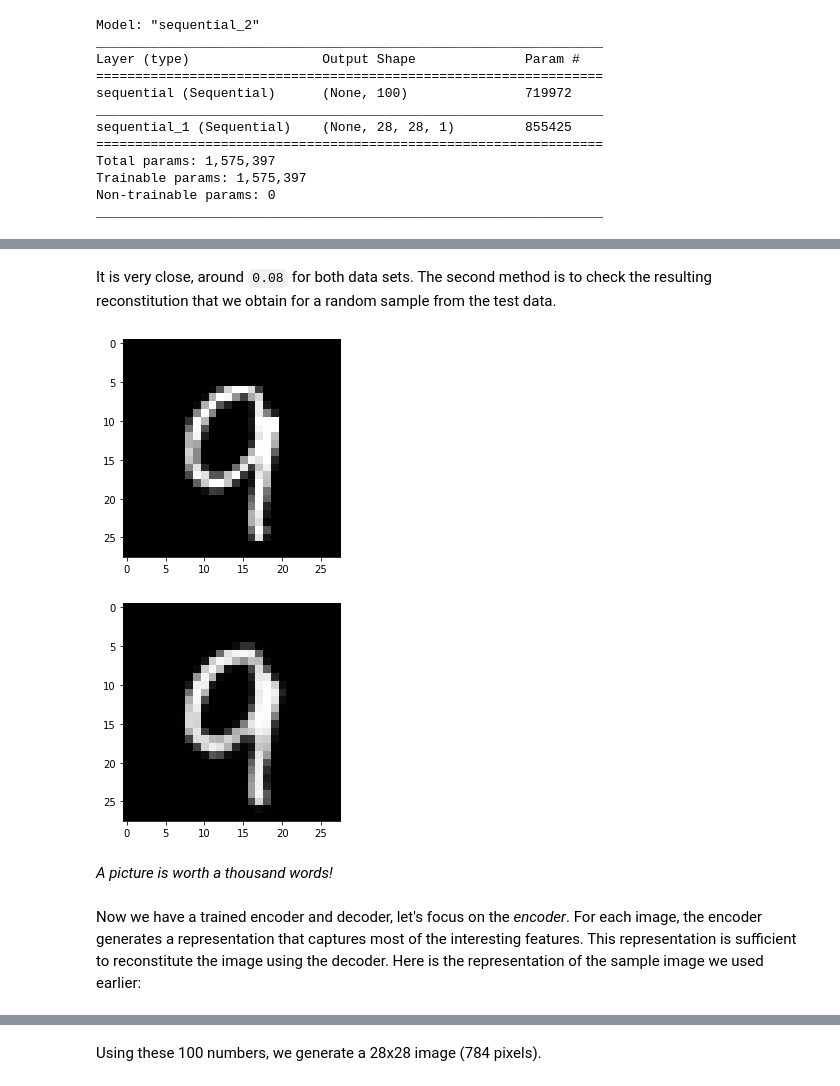
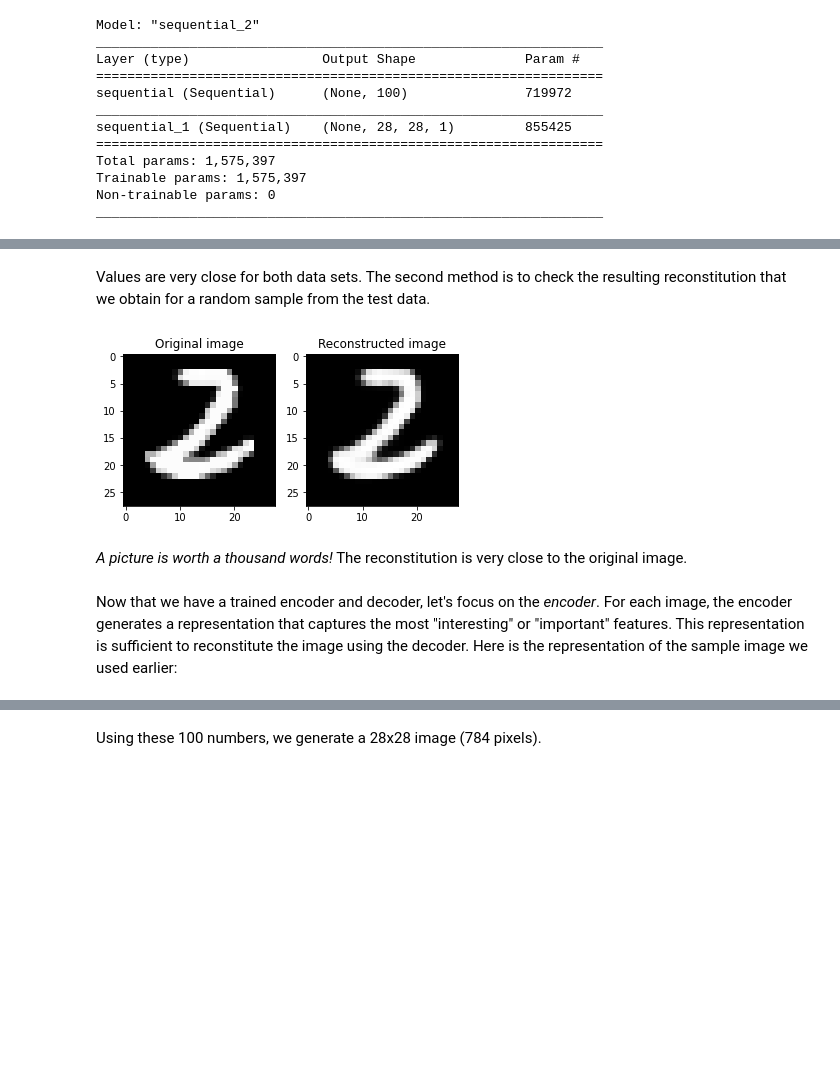
Before and after one commit to zaitrik/mnist_autoencoder, a Jupyter notebook: mnist_autoencoder.ipynb, the cells around one changed output, grey strips where cells are left out. Cells and saved outputs as stored; diff of their text form; code cells hidden in the pictures; blank space fills up the shorter version.

```diff
--- a/mnist_autoencoder.ipynb
+++ b/mnist_autoencoder.ipynb
@@ -171,17 +171,19 @@ enc_dec.evaluate(x_train,x_train,batch_size=1000)
 # %% [markdown]
-It is very close, around `0.08` for both data sets. The second method is to check the resulting reconstitution that we obtain for a random sample from the test data.
+Values are very close for both data sets. The second method is to check the resulting reconstitution that we obtain for a random sample from the test data.
 # %%
 random_label = np.random.randint(0,9999)
 img_sample = x_test[random_label,:,:].reshape((1,28,28,1))
+plt.subplot(1,2,1)
 plt.imshow(img_sample.reshape(28,28), cmap='gray');
+plt.title('Original image');
 pred_img = enc_dec.predict(img_sample)
-plt.figure();
+plt.subplot(1,2,2)
 plt.imshow(pred_img.reshape(28,28), cmap='gray');
+plt.title('Reconstructed image');
 # %% [output]
-[figure, old version]
+[figure, new version]
-[figure, removed]
 # %% [markdown]
-*A picture is worth a thousand words!*
+*A picture is worth a thousand words!* The reconstitution is very close to the original image.
 # %%
 # save models
 encoder.save('encoder')
@@ -189,5 +196,5 @@ decoder.save('decoder')
 # %% [markdown]
-Now we have a trained encoder and decoder, let's focus on the *encoder*. For each image, the encoder generates a representation that captures most of the interesting features. This representation is sufficient to reconstitute the image using the decoder. Here is the representation of the sample image we used earlier:
+Now that we have a trained encoder and decoder, let's focus on the *encoder*. For each image, the encoder generates a representation that captures the most "interesting" or "important" features. This representation is sufficient to reconstitute the image using the decoder. Here is the representation of the sample image we used earlier:
 # %%
 representation_sample = encoder.predict(img_sample)
 print(representation_sample)
```
Also changed, not shown: parts of 23 cells of this notebook, 9 other files.
